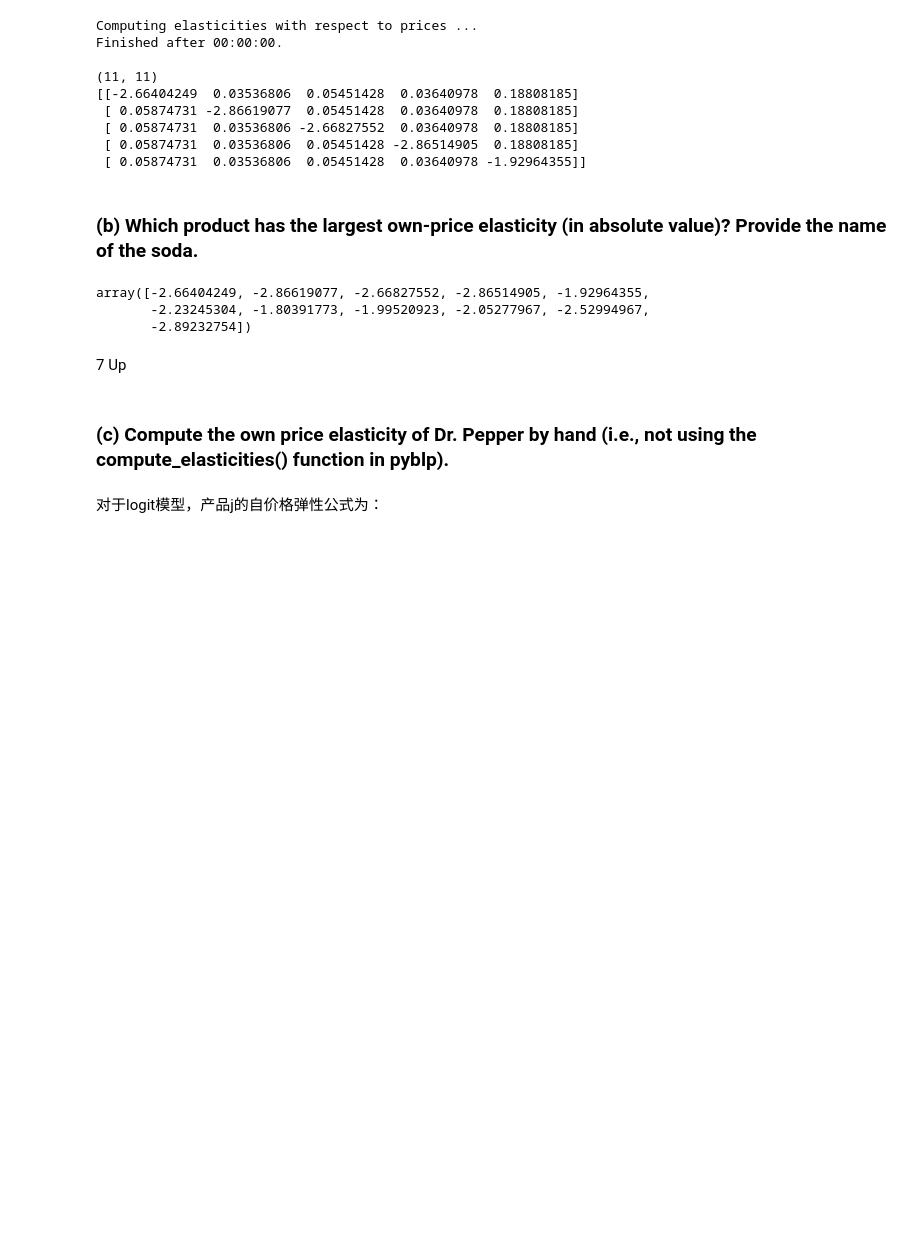
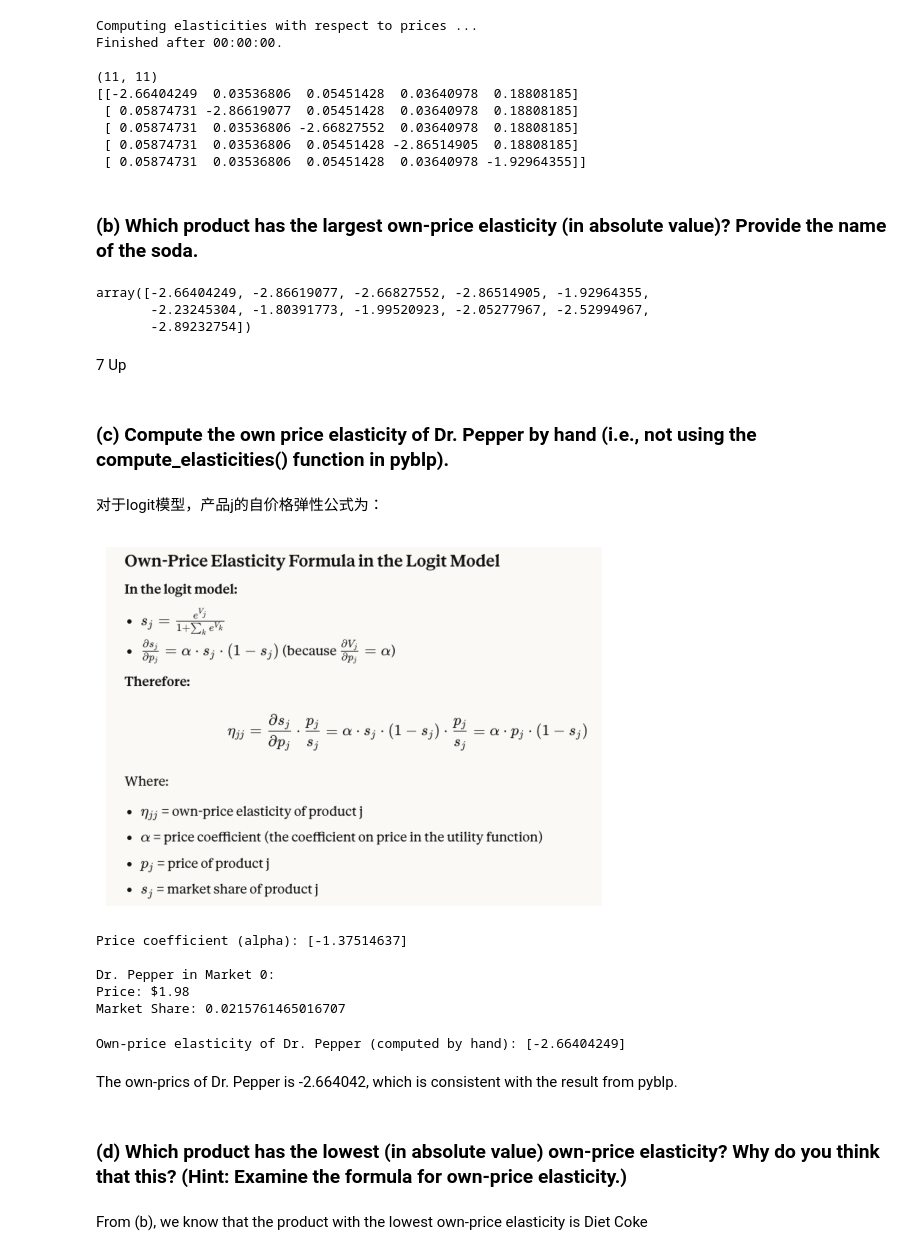
Before and after one commit to Petrichor-Lu/IO_Python, a Jupyter notebook: IO_Assignment2.ipynb, the cells around one changed output. Drawn from its saved outputs; the diff is of its cells as text; code cells hidden in the pictures; blank space fills up the shorter version.

```diff
--- a/IO_Assignment2.ipynb
+++ b/IO_Assignment2.ipynb
@@ -244,3 +244,44 @@ array([-2.66404249, -2.86619077, -2.66827552, -2.86514905, -1.92964355,
 ### (c) Compute the own price elasticity of Dr. Pepper by hand (i.e., not using the compute_elasticities() function in pyblp).
 # %% [markdown]
 对于logit模型，产品j的自价格弹性公式为：
+# %%
+img = plt.imread('/Users/terrylu/Desktop/UF/Courses/2025-2026/IO/IO_Code/Pics/2.3.png')
+plt.imshow(img); plt.axis("off");
+# %% [output]
+[figure, added]
+# %%
+# Step 1: get the prices coefficient [alpha]
+alpha = results_logit_m0.beta[1]  # prices coefficient
+print(f"Price coefficient (alpha): {alpha}")
+
+# Step 2: get Dr. Pepper's price [P] and market share [s]
+
+# find the row for Dr. Pepper
+dr_pepper_row = m0[m0['product_name'] == 'Dr Pepper']
+
+p_dr_pepper = dr_pepper_row['prices'].values[0]  # get the price value
+s_dr_pepper = dr_pepper_row['shares'].values[0]  # get the market share value
+
+print(f"\nDr. Pepper in Market 0:")
+print(f"Price: ${p_dr_pepper}")
+print(f"Market Share: {s_dr_pepper}")
+# %% [output]
+Price coefficient (alpha): [-1.37514637]
+
+Dr. Pepper in Market 0:
+Price: $1.98
+Market Share: 0.0215761465016707
+# %%
+# Step 3: compute own-price elasticity for Dr. Pepper
+# els_own = alpha * P * (1 - s)
+els_own = alpha * p_dr_pepper * (1 - s_dr_pepper)
+
+print(f"\nOwn-price elasticity of Dr. Pepper (computed by hand): {els_own}")
+# %% [output]
+Own-price elasticity of Dr. Pepper (computed by hand): [-2.66404249]
+# %% [markdown]
+The own-prics of Dr. Pepper is -2.664042, which is consistent with the result from pyblp.
+# %% [markdown]
+### (d) Which product has the lowest (in absolute value) own-price elasticity? Why do you think that this? (Hint: Examine the formula for own-price elasticity.)
+# %% [markdown]
+From (b), we know that the product with the lowest own-price elasticity is Diet Coke
```
Also changed, not shown: parts of 9 cells of this notebook.
